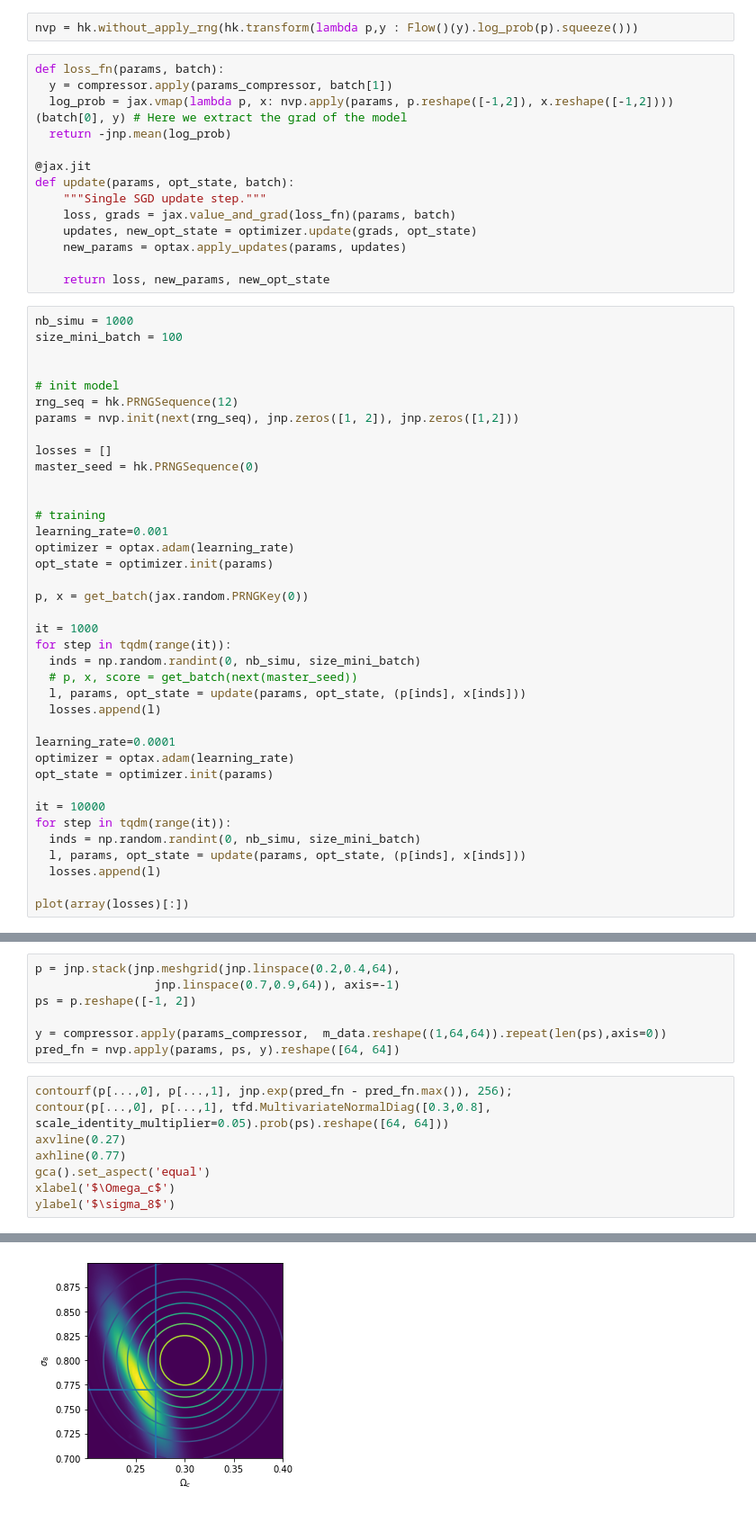
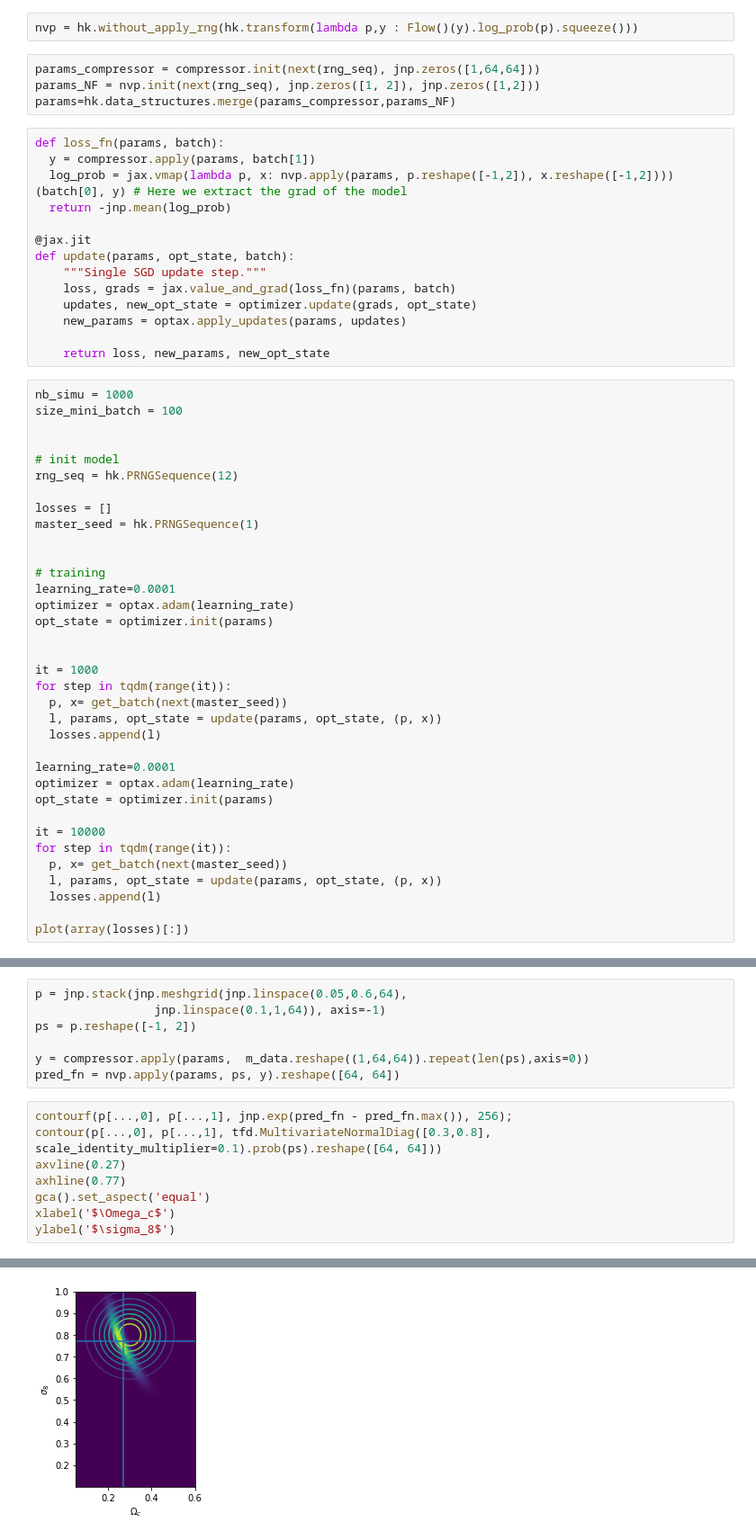
Before and after one commit to DifferentiableUniverseInitiative/VMIM-vs-MSE, a Jupyter notebook: VMIM.ipynb, the cells around one changed output, grey strips where cells are left out. Shown at 90% size. Cells and saved outputs as stored; diff of their text form.

```diff
--- a/VMIM.ipynb
+++ b/VMIM.ipynb
@@ -342,9 +202,13 @@ class Flow(hk.Module):
       return nvp
 # %%
 nvp = hk.without_apply_rng(hk.transform(lambda p,y : Flow()(y).log_prob(p).squeeze()))
+# %%
+params_compressor = compressor.init(next(rng_seq), jnp.zeros([1,64,64]))
+params_NF = nvp.init(next(rng_seq), jnp.zeros([1, 2]), jnp.zeros([1,2]))
+params=hk.data_structures.merge(params_compressor,params_NF)
 # %%
 def loss_fn(params, batch):
-  y = compressor.apply(params_compressor, batch[1])
+  y = compressor.apply(params, batch[1])
   log_prob = jax.vmap(lambda p, x: nvp.apply(params, p.reshape([-1,2]), x.reshape([-1,2])))(batch[0], y) # Here we extract the grad of the model
   return -jnp.mean(log_prob)
 
@@ -363,24 +227,21 @@ size_mini_batch = 100
 
 # init model
 rng_seq = hk.PRNGSequence(12)
-params = nvp.init(next(rng_seq), jnp.zeros([1, 2]), jnp.zeros([1,2]))
 
 losses = []
-master_seed = hk.PRNGSequence(0)
+master_seed = hk.PRNGSequence(1)
 
 
 # training
-learning_rate=0.001
+learning_rate=0.0001
 optimizer = optax.adam(learning_rate)
 opt_state = optimizer.init(params)
 
-p, x = get_batch(jax.random.PRNGKey(0))
 
 it = 1000
 for step in tqdm(range(it)):
-  inds = np.random.randint(0, nb_simu, size_mini_batch)
-  # p, x, score = get_batch(next(master_seed))
-  l, params, opt_state = update(params, opt_state, (p[inds], x[inds]))
+  p, x= get_batch(next(master_seed))
+  l, params, opt_state = update(params, opt_state, (p, x))
   losses.append(l)
 
 learning_rate=0.0001
@@ -389,8 +250,8 @@ opt_state = optimizer.init(params)
 
 it = 10000
 for step in tqdm(range(it)):
-  inds = np.random.randint(0, nb_simu, size_mini_batch)
-  l, params, opt_state = update(params, opt_state, (p[inds], x[inds]))
+  p, x= get_batch(next(master_seed))
+  l, params, opt_state = update(params, opt_state, (p, x))
   losses.append(l)
 
 plot(array(losses)[:])
@@ -400,18 +261,18 @@ plot(array(losses)[:])
 # %%
-p = jnp.stack(jnp.meshgrid(jnp.linspace(0.2,0.4,64),
-                 jnp.linspace(0.7,0.9,64)), axis=-1)
+p = jnp.stack(jnp.meshgrid(jnp.linspace(0.05,0.6,64),
+                 jnp.linspace(0.1,1,64)), axis=-1)
 ps = p.reshape([-1, 2])
 
-y = compressor.apply(params_compressor,  m_data.reshape((1,64,64)).repeat(len(ps),axis=0))
+y = compressor.apply(params,  m_data.reshape((1,64,64)).repeat(len(ps),axis=0))
 pred_fn = nvp.apply(params, ps, y).reshape([64, 64])
 # %%
 contourf(p[...,0], p[...,1], jnp.exp(pred_fn - pred_fn.max()), 256);
-contour(p[...,0], p[...,1], tfd.MultivariateNormalDiag([0.3,0.8], scale_identity_multiplier=0.05).prob(ps).reshape([64, 64]))
+contour(p[...,0], p[...,1], tfd.MultivariateNormalDiag([0.3,0.8], scale_identity_multiplier=0.1).prob(ps).reshape([64, 64]))
 axvline(0.27)
 axhline(0.77)
 gca().set_aspect('equal')
 xlabel('$\Omega_c$')
 ylabel('$\sigma_8$')
 # %% [output]
 Text(0, 0.5, '$\\sigma_8$')
-[figure, old version]
+[figure, new version]
```
Also changed, not shown: parts of 47 cells of this notebook.
